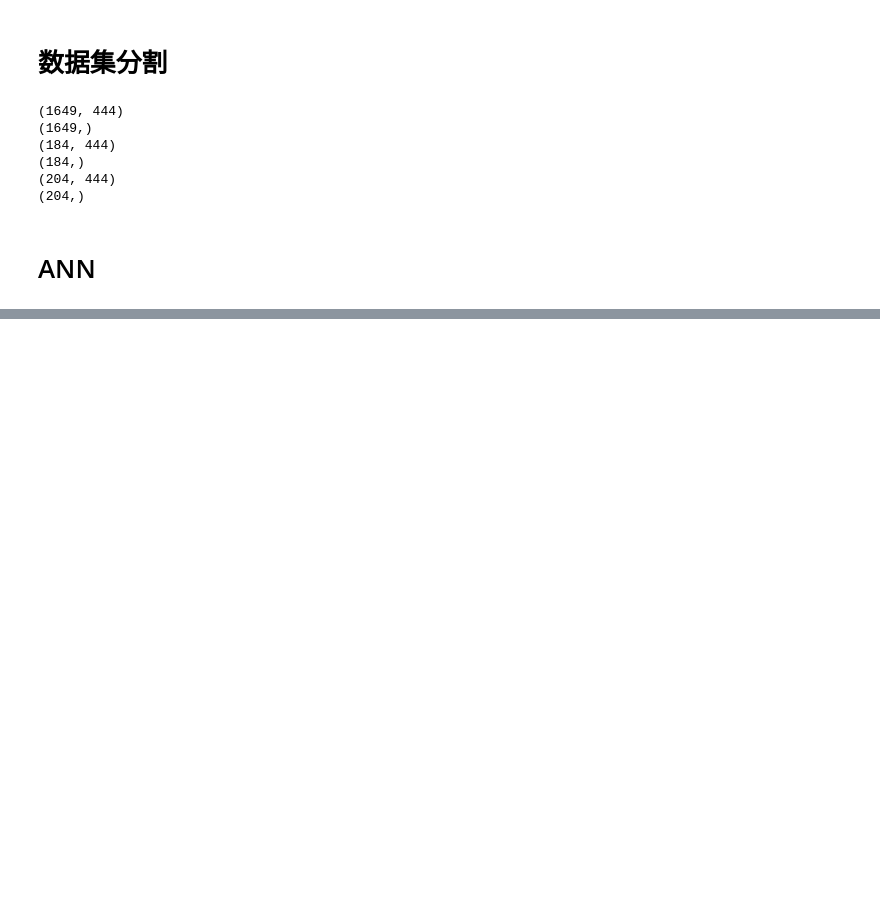
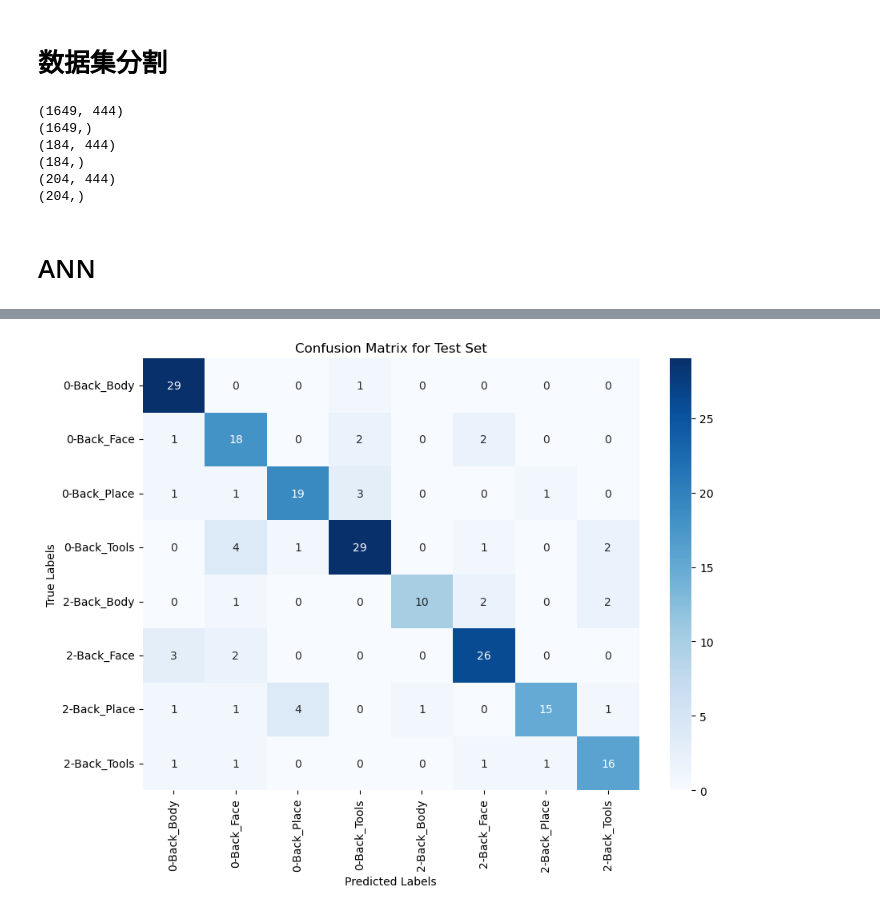
Before and after one commit to Jxin2333/hcptrt-decoding, a Jupyter notebook: my_code/wm/MLP_MIST444.ipynb, the cells around one changed output, grey strips where cells are left out. Saved outputs shown, nothing was run; the diff lists cells and outputs as text; code cells hidden in the pictures; blank space fills up the shorter version.

```diff
--- a/my_code/wm/MLP_MIST444.ipynb
+++ b/my_code/wm/MLP_MIST444.ipynb
@@ -240,16 +237,23 @@ model.eval()
 test_running_loss = 0.0
 test_correct = 0
 test_total = 0
+test_preds = []
+test_labels = []
+
 with torch.no_grad():  # 评估阶段不需要计算梯度
-    xb, yb = X_test_tensor.to(device), y_test_tensor.to(device)
-    logits = model(xb)
-    loss = criterion(logits, yb)
-    test_running_loss += loss.item() * xb.size(0)
-    preds = torch.argmax(logits, dim=1)
-    test_correct += (preds == yb).sum().item()
-    test_total += yb.size(0)
+    for xb, yb in test_loader:
+        xb, yb = xb.to(device), yb.to(device)
+        logits = model(xb)
+        loss = criterion(logits, yb)
+        test_running_loss += loss.item() * xb.size(0)
+        preds = torch.argmax(logits, dim=1)
+        test_correct += (preds == yb).sum().item()
+        test_total += yb.size(0)
 
-# 计算测试集损失和精度
+        test_preds.extend(preds.cpu().numpy())
+        test_labels.extend(yb.cpu().numpy())
+
+# 计算验证集损失和精度
 test_loss = test_running_loss / test_total
 test_acc = test_correct / test_total
 print(f"Test Loss: {test_loss:.4f}, Acc: {test_acc:.4f})")
@@ -278,0 +283,16 @@ plt.show()
+# %%
+import seaborn as sns
+from sklearn.metrics import confusion_matrix
+
+# 计算混淆矩阵
+cm = confusion_matrix(test_labels, test_preds)
+
+# 绘制混淆矩阵
+plt.figure(figsize=(10, 7))
+sns.heatmap(cm, annot=True, fmt='d', cmap='Blues', xticklabels=unique_conditions, yticklabels=unique_conditions)
+plt.title('Confusion Matrix for Test Set')
+plt.xlabel('Predicted Labels')
+plt.ylabel('True Labels')
+plt.show()
+# %% [output]
+[figure, added]
```
Also changed, not shown: parts of 6 cells of this notebook, 2 other files.
